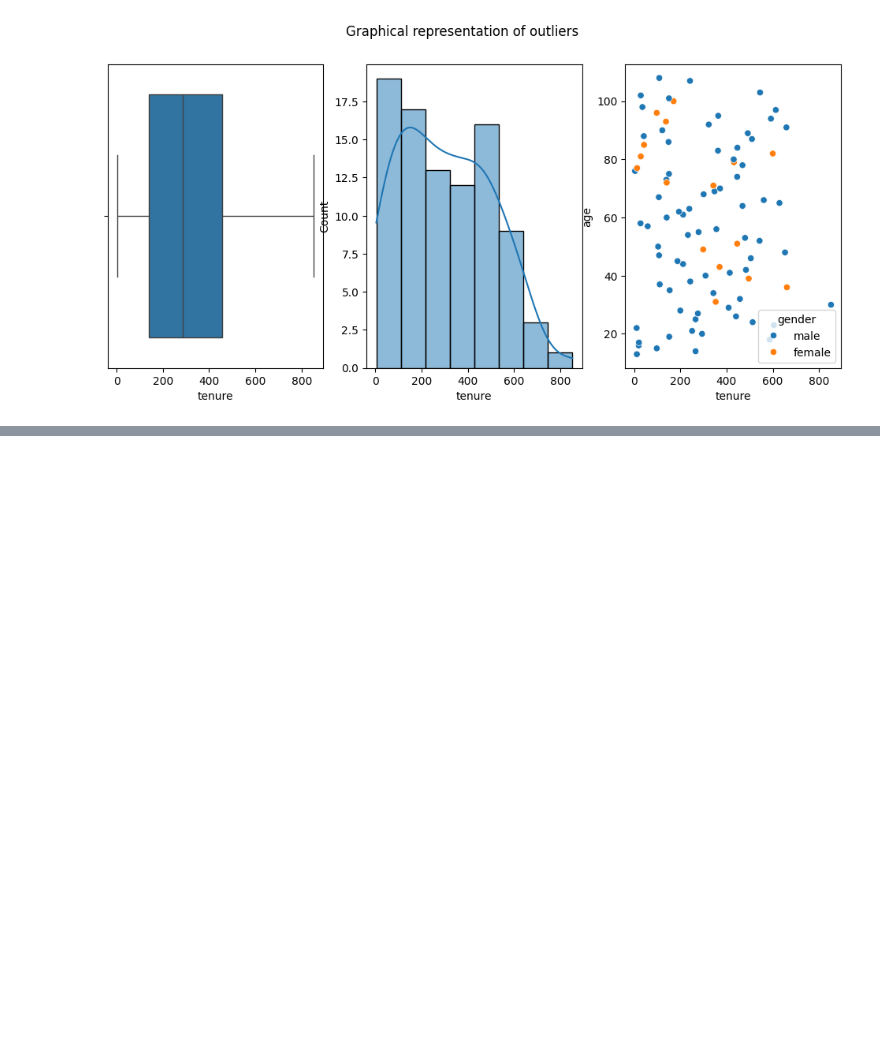
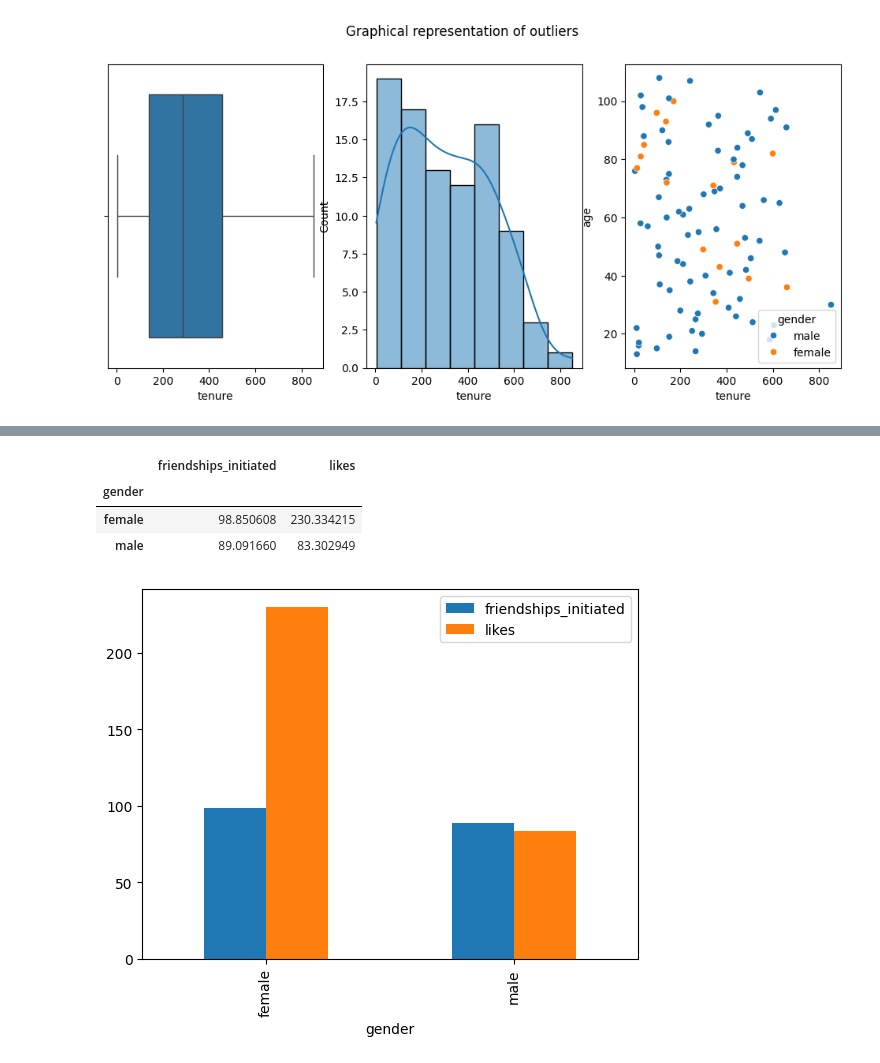
Before and after one commit to shioso20/Data_Project, a Jupyter notebook: Data_Processes/processes.ipynb, the cells around one changed output, grey strips where cells are left out. Cells and saved outputs as stored; diff of their text form; code cells hidden in the pictures; blank space fills up the shorter version.

```diff
--- a/Data_Processes/processes.ipynb
+++ b/Data_Processes/processes.ipynb
@@ -428,0 +631,13 @@ display_outliers(df,"tenure","age","gender")
+# %%
+pivot_table_by_gender = pd.pivot_table(df,index=['gender'],aggfunc={"likes":np.mean,"friendships_initiated":np.mean})
+pivot_table_by_gender
+# %% [output]
+|  | friendships_initiated | likes |
+| gender |  |  |
+| female | 98.850608 | 230.334215 |
+| male | 89.091660 | 83.302949 |
+# %%
+pivot_table_by_gender.plot(kind="bar")
+plt.savefig("pivot.png")
+# %% [output]
+[figure, added]
```
Also changed, not shown: parts of 41 cells of this notebook, 4 other files.
